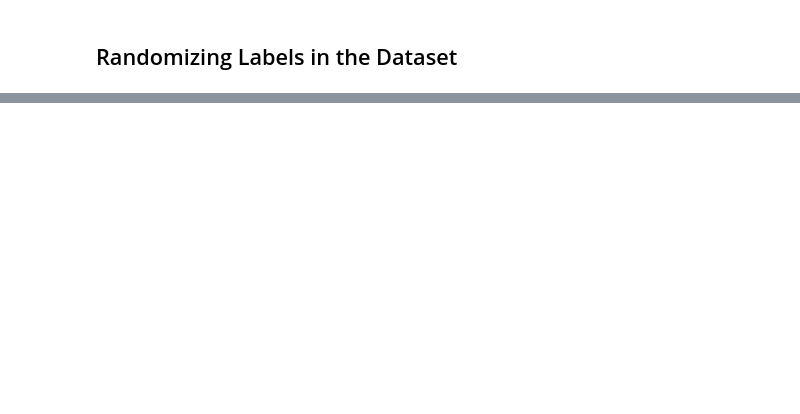
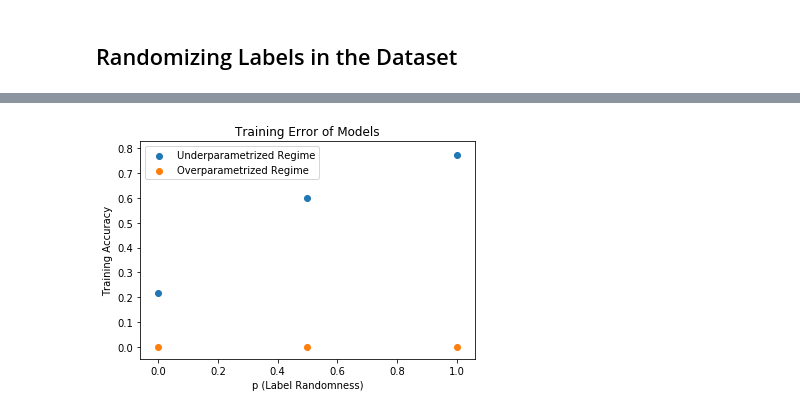
Before and after one commit to greenFantasy/mltheoryseminar, a Jupyter notebook: code/hw0/simple_train.ipynb, the cells around one changed output, grey strips where cells are left out. Drawn from its saved outputs; the diff is of its cells as text; code cells hidden in the pictures; blank space fills up the shorter version.

```diff
--- a/code/hw0/simple_train.ipynb
+++ b/code/hw0/simple_train.ipynb
@@ -157,7 +157,7 @@ opt = torch.optim.SGD(model.parameters(), lr=0.1)
 epochs = 20
 for i in range(epochs):
     print(f'Starting Epoch {i}')
-    train_loss, train_acc = train_epoch(model, train_dl, opt)
+    train_loss, train_acc = train_epoch(model, train_dl, opt, k = 400, printer = False)
     test_loss, test_acc = evaluate(model, test_dl)
 
     print(f'Epoch {i}:\t Train Loss: {train_loss:.3f} \t Train Acc: {train_acc:.3f}\t Test Acc: {test_acc:.3f}')
@@ -342,7 +264,7 @@ opt = torch.optim.SGD(model_combined.parameters(), lr=0.1)
 epochs = 20
 for i in range(epochs):
     print(f'Starting Epoch {i}')
-    train_loss, train_acc = train_epoch(model_combined, train_combined_dl, opt)
+    train_loss, train_acc = train_epoch(model_combined, train_combined_dl, opt, k = 800, printer = False)
     test_loss, test_acc = evaluate(model_combined, test_dl)
     test_loss_flipped, test_acc_flipped = evaluate(model_combined, test_dl_flipped)
 
@@ -559,7 +309,7 @@ training_acc = []
 testing_acc = []
 for tr_label, te_label in zip(training_labels, testing_labels):
     model = make_cnn(c=4)
-    epochs = 200
+    epochs = 600
     temp_train_dl = make_loader(TensorDataset(X_tr, tr_label))
     temp_test_dl = make_loader(TensorDataset(X_te, te_label))
     start_lr = 0.05
@@ -569,7 +319,7 @@ for tr_label, te_label in zip(training_labels, testing_labels):
         train_loss, train_acc = train_epoch(model, temp_train_dl, opt, k=400, printer=False)
         test_loss, test_acc = evaluate(model, temp_test_dl)
 
-        if i % (epochs//100) == 0:
+        if i % (epochs//10) == 0:
             print(f'Epoch {i}:\t Train Loss: {train_loss:.3f} \t Train Acc: {train_acc:.3f}\t ' +
                   f'Test Acc: {test_acc:.3f}')
     training_errors.append(train_loss)
@@ -604,7 +354,7 @@ training_acc2 = []
 testing_acc2 = []
 for tr_label, te_label in zip(training_labels, testing_labels):
     model = make_cnn(c=64)
-    epochs = 200
+    epochs = 100
     temp_train_dl = make_loader(TensorDataset(X_tr, tr_label))
     temp_test_dl = make_loader(TensorDataset(X_te, te_label))
     start_lr = 0.05
@@ -634,0 +420,10 @@ training_errors
+# %%
+plt.scatter([0, 0.5, 1], 1 - np.array(training_acc))
+plt.scatter([0, 0.5, 1], 1 - np.array(training_acc2))
+plt.title('Training Error of Models')
+plt.xlabel('p (Label Randomness)')
+plt.ylabel('Training Accuracy')
+plt.legend(['Underparametrized Regime', 'Overparametrized Regime'])
+plt.show()
+# %% [output]
+[figure, added]
```
Also changed, not shown: parts of 13 cells of this notebook.
